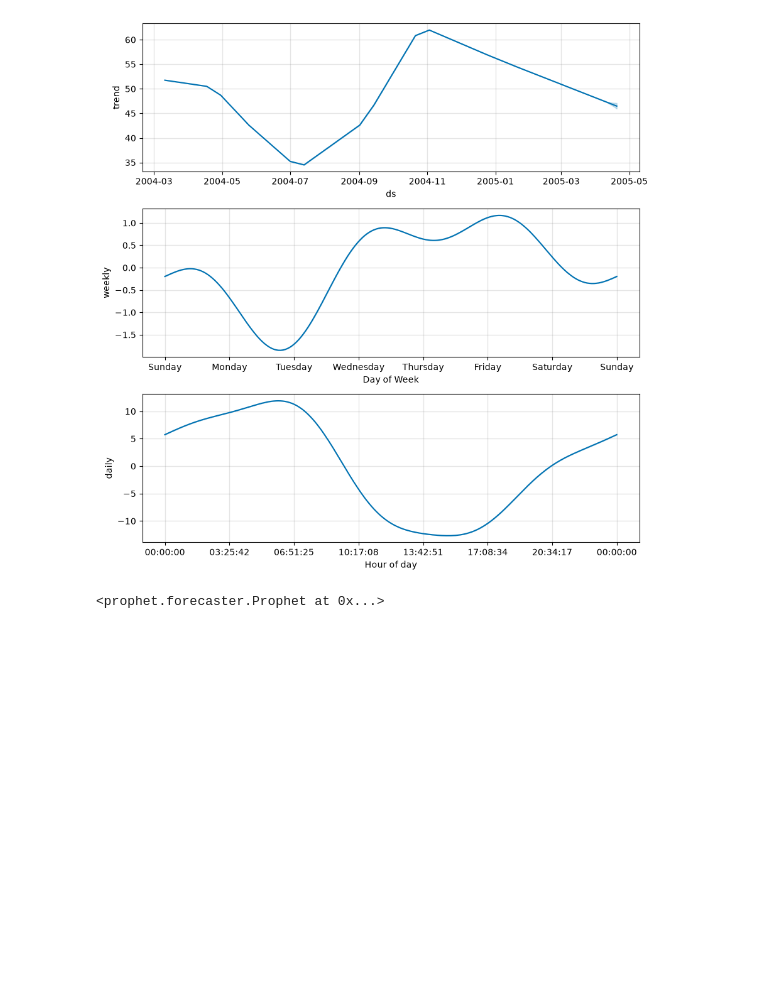
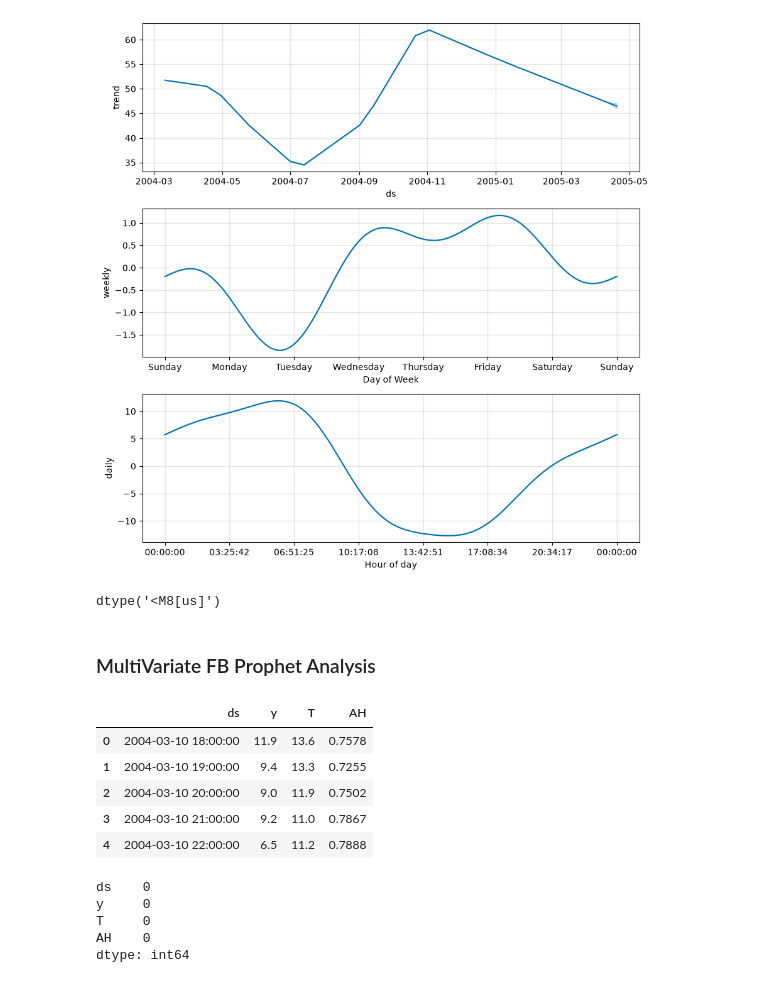
Before and after one commit to Deepanker005/Aqi_Forecast, a Jupyter notebook: AQI Forecast.ipynb, the cells around one changed output. Drawn from its saved outputs; the diff is of its cells as text; code cells hidden in the pictures; blank space fills up the shorter version.

```diff
--- a/AQI Forecast.ipynb
+++ b/AQI Forecast.ipynb
@@ -390,11 +390,35 @@ fig1 = model.plot(forecast)
 fig2 = model.plot_components(forecast)
 # %% [output]
 [figure]
+# %%
+NewData['ds'].dtype
+# %% [output]
+dtype('<M8[us]')
+# %% [markdown]
+### MultiVariate FB Prophet Analysis
 # %%
-model = Prophet()
-model.add_regressor('T')
-model.add_regressor('RH')
-model.add_regressor('PT08.S1(CO)')
-# Fit model on target pollutant y (e.g., Benzene or CO)
+from sklearn.metrics import mean_squared_error, mean_absolute_error
+import matplotlib.pyplot as plt
+
+# 1. Prepare the Data
+df = pd.DataFrame()
+df['ds'] = NewData['ds']
+df['y'] = AQI['C6H6(GT)']   # Target pollutant: Benzene
+df['T'] = AQI['T']          # Regressor 1: Temperature
+df['AH'] = AQI['AH']        # Regressor 2: Absolute Humidity
+df.head()
 # %% [output]
-<prophet.forecaster.Prophet at 0x...>
+|  | ds | y | T | AH |
+| 0 | 2004-03-10 18:00:00 | 11.9 | 13.6 | 0.7578 |
+| 1 | 2004-03-10 19:00:00 | 9.4 | 13.3 | 0.7255 |
+| 2 | 2004-03-10 20:00:00 | 9.0 | 11.9 | 0.7502 |
+| 3 | 2004-03-10 21:00:00 | 9.2 | 11.0 | 0.7867 |
+| 4 | 2004-03-10 22:00:00 | 6.5 | 11.2 | 0.7888 |
+# %%
+df.isnull().sum()
+# %% [output]
+ds    0
+y     0
+T     0
+AH    0
+dtype: int64
```
Also changed, not shown: parts of 1 cell of this notebook.
